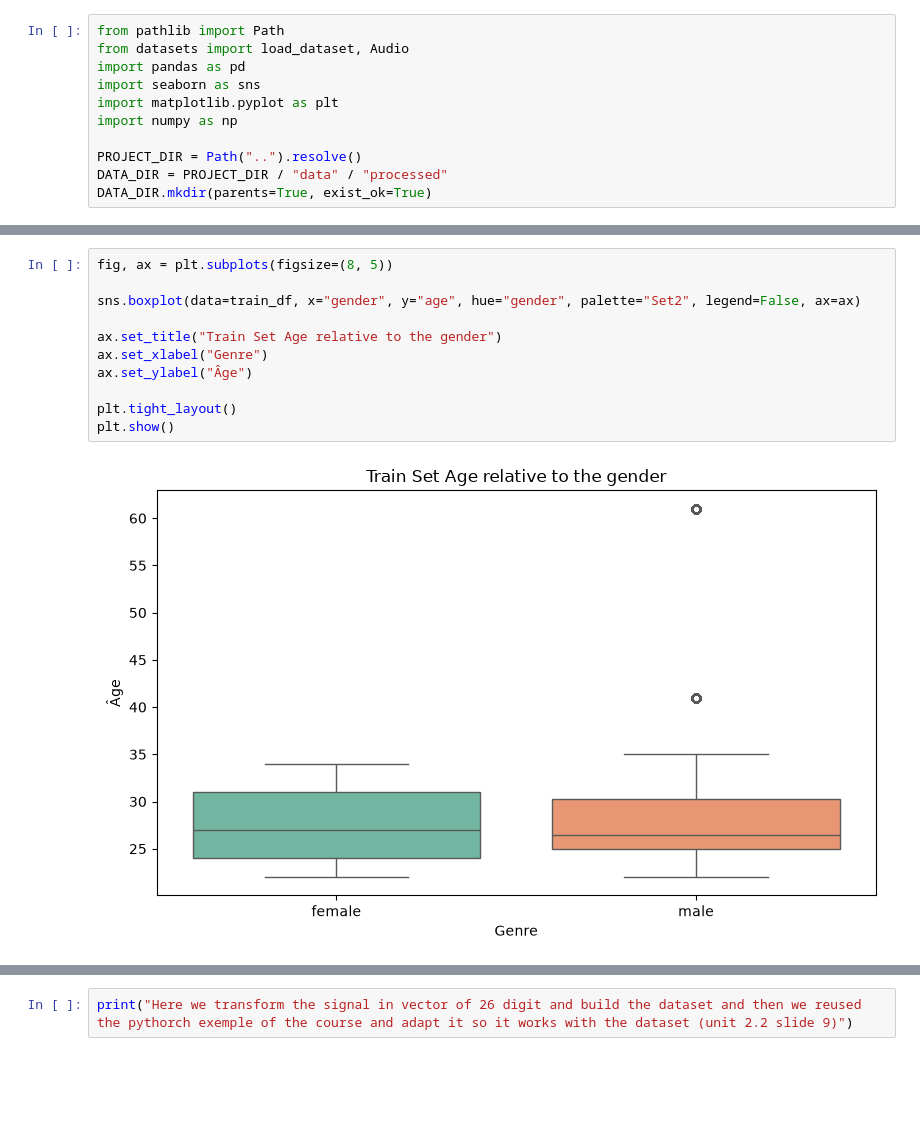
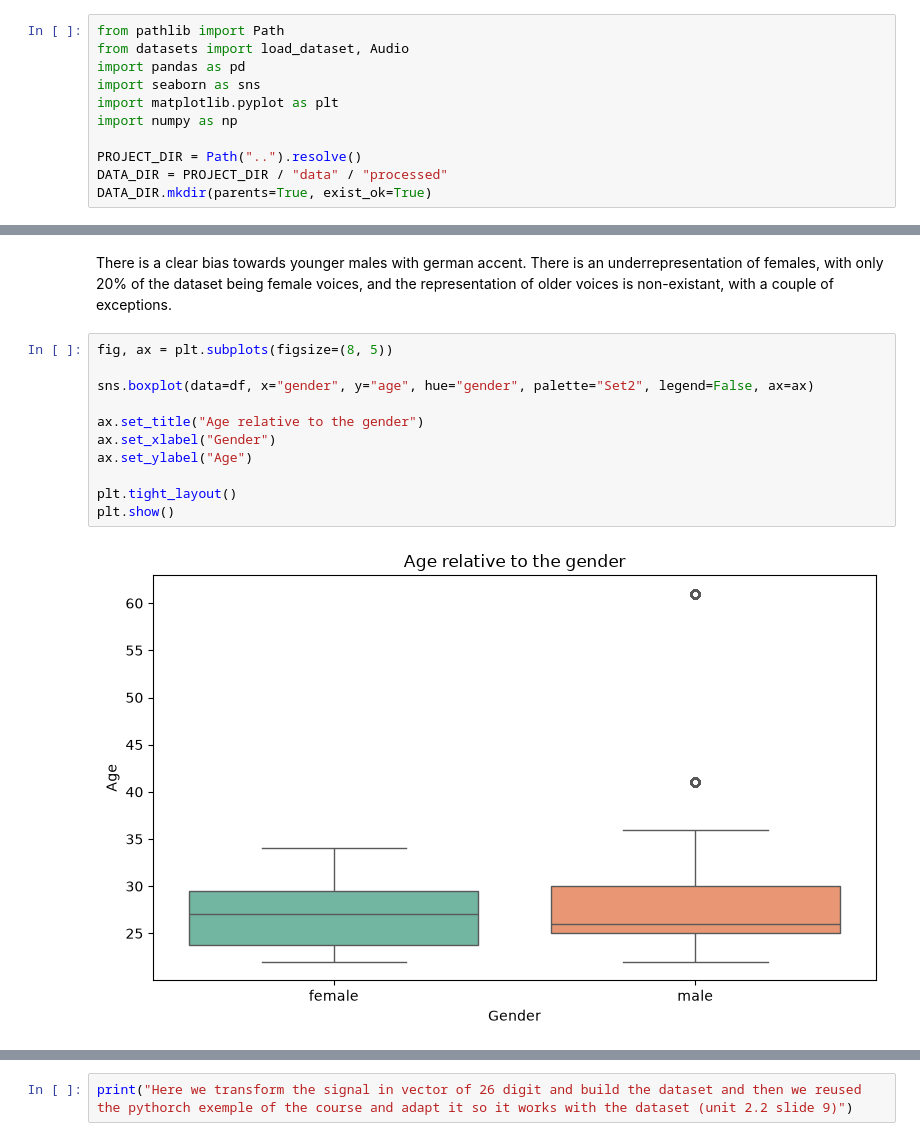
Before and after one commit to AmetsMarti/SDOML-project1, a Jupyter notebook: notebooks/00_download_dataset.ipynb, the cells around one changed output, grey strips where cells are left out. Cells and saved outputs as stored; diff of their text form; blank space fills up the shorter version.

```diff
--- a/notebooks/00_download_dataset.ipynb
+++ b/notebooks/00_download_dataset.ipynb
@@ -160,13 +170,15 @@ plt.show()
+# %% [markdown]
+There is a clear bias towards younger males with german accent. There is an underrepresentation of females, with only 20% of the dataset being female voices, and the representation of older voices is non-existant, with a couple of exceptions.
 # %%
 fig, ax = plt.subplots(figsize=(8, 5))
 
-sns.boxplot(data=train_df, x="gender", y="age", hue="gender", palette="Set2", legend=False, ax=ax)
+sns.boxplot(data=df, x="gender", y="age", hue="gender", palette="Set2", legend=False, ax=ax)
 
-ax.set_title("Train Set Age relative to the gender")
-ax.set_xlabel("Genre")
-ax.set_ylabel("Âge")
+ax.set_title("Age relative to the gender")
+ax.set_xlabel("Gender")
+ax.set_ylabel("Age")
 
 plt.tight_layout()
 plt.show()
 # %% [output]
-[figure, old version]
+[figure, new version]
```
Also changed, not shown: parts of 17 cells of this notebook.
